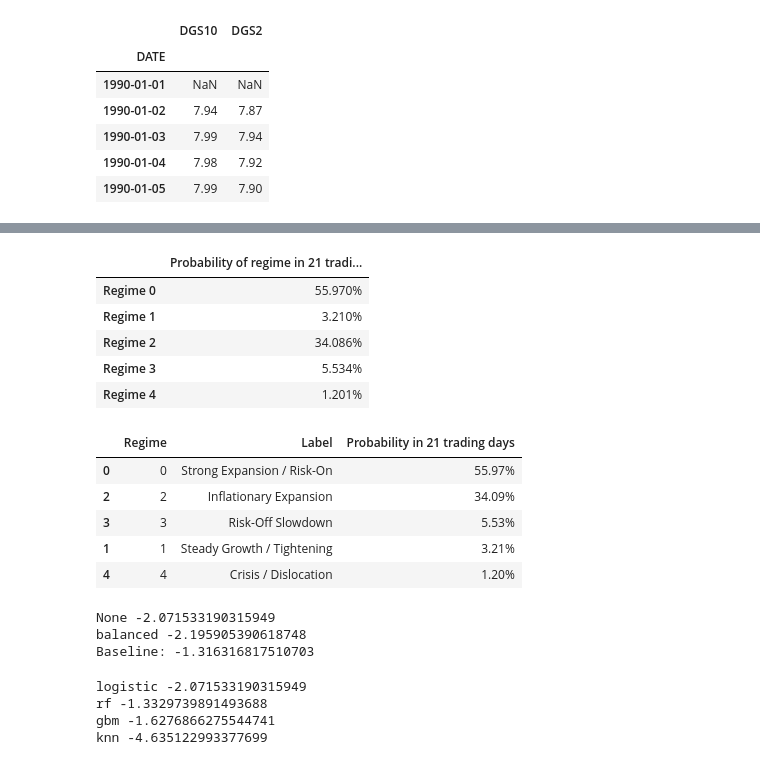
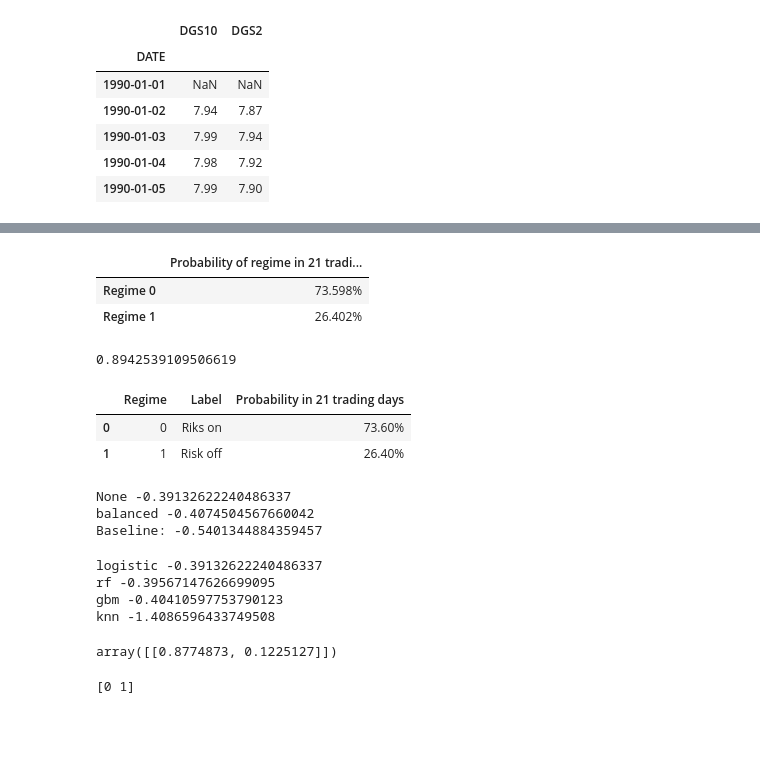
Before and after one commit to huangste/macro-regime-classifier, a Jupyter notebook: Regime_Model_v2_feature_engineering.ipynb, the cells around one changed output, grey strips where cells are left out. Saved outputs shown, nothing was run; the diff lists cells and outputs as text; code cells hidden in the pictures; blank space fills up the shorter version.

```diff
--- a/Regime_Model_v2_feature_engineering.ipynb
+++ b/Regime_Model_v2_feature_engineering.ipynb
@@ -219,8 +219,9 @@ from sklearn.mixture import GaussianMixture
 
 gmm = GaussianMixture(
     n_components=5,
-    covariance_type="full",
-    n_init=10,
+    covariance_type="diag",
+    reg_covar=1e-4,
+    n_init=50,
     random_state=42
 )
 
@@ -414,15 +415,23 @@ from sklearn.linear_model import LogisticRegression
 from sklearn.model_selection import cross_val_score
 from sklearn.metrics import log_loss, make_scorer
 
-tscv = TimeSeriesSplit(n_splits=3)
+tscv = TimeSeriesSplit(n_splits=2)
+# allow timeseries split to 2 as some of label not in the class if we make split=3
 H=21
 
 print(labels.shape)
 print(X_pca.shape)
 
+# classify 1, 3 as crisis, and rest is risk on
+stress_labels = np.where(
+    np.isin(labels, [3, 4]),
+    1,   # Stress / risk-off
+    0    # Risk-on / normal
+)
 
-y = labels[H:]
+y = stress_labels[H:]
 X = X_pca[:-H]
+
 
 model = LogisticRegression(
     solver="lbfgs",
@@ -435,7 +444,7 @@ fixed_log_loss = make_scorer(
     log_loss,
     response_method="predict_proba",
     greater_is_better=False,
-    labels=[0, 1, 2, 3, 4]
+    labels=[0, 1]
 )
 
 scores = cross_val_score(
@@ -472,37 +485,32 @@ prob_table.columns = [f"Probability of regime in {H} trading days"]
 prob_table.style.format("{:.3%}")
 # %% [output]
 |  | Probability of regime in 21 tradi... |
-| Regime 0 | 55.970% |
-| Regime 1 | 3.210% |
-| Regime 2 | 34.086% |
-| Regime 3 | 5.534% |
-| Regime 4 | 1.201% |
+| Regime 0 | 73.598% |
+| Regime 1 | 26.402% |
+# %%
+model.score(X, y)
+# %% [output]
+0.8942539109506619
 # %%
 regime_names = {
-    0: "Strong Expansion / Risk-On",
-    1: "Steady Growth / Tightening",
-    2: "Inflationary Expansion",
-    3: "Risk-Off Slowdown",
-    4: "Crisis / Dislocation"
+    0: "Riks on",
+    1: "Risk off",
 }
 
 prob_table = pd.DataFrame({
     "Regime": model.classes_,
     "Label": [regime_names[c] for c in model.classes_],
     f"Probability in {H} trading days": current_probs[0]
 })
 
 prob_table.sort_values(
     f"Probability in {H} trading days",
     ascending=False
 ).style.format({f"Probability in {H} trading days": "{:.2%}"})
 # %% [output]
 |  | Regime | Label | Probability in 21 trading days |
-| 0 | 0 | Strong Expansion / Risk-On | 55.97% |
-| 2 | 2 | Inflationary Expansion | 34.09% |
-| 3 | 3 | Risk-Off Slowdown | 5.53% |
-| 1 | 1 | Steady Growth / Tightening | 3.21% |
-| 4 | 4 | Crisis / Dislocation | 1.20% |
+| 0 | 0 | Riks on | 73.60% |
+| 1 | 1 | Risk off | 26.40% |
 # %%
 import numpy as np
 from sklearn.metrics import log_loss
@@ -530,9 +538,9 @@ base_probs = np.tile(base_rate.values, (len(y), 1))
 baseline_loss = log_loss(y, base_probs)*(-1)
 print("Baseline:",baseline_loss)
 # %% [output]
-None -2.071533190315949
-balanced -2.195905390618748
-Baseline: -1.316316817510703
+None -0.39132622240486337
+balanced -0.4074504567660042
+Baseline: -0.5401344884359457
 # %%
 from sklearn.linear_model import LogisticRegression
 from sklearn.ensemble import RandomForestClassifier, GradientBoostingClassifier
@@ -578,7 +586,19 @@ for name, model in models.items():
 
     print(name, scores.mean())
 # %% [output]
-logistic -2.071533190315949
-rf -1.3329739891493688
-gbm -1.6276866275544741
-knn -4.635122993377699
+logistic -0.39132622240486337
+rf -0.39567147626699095
+gbm -0.40410597753790123
+knn -1.4086596433749508
+# %%
+gbm = models["gbm"]
+
+gbm.fit(X, y)
+
+gbm.predict_proba(X_current)
+# %% [output]
+array([[0.8774873, 0.1225127]])
+# %%
+print(gbm.classes_)
+# %% [output]
+[0 1]
```
Also changed, not shown: parts of 20 cells of this notebook.
